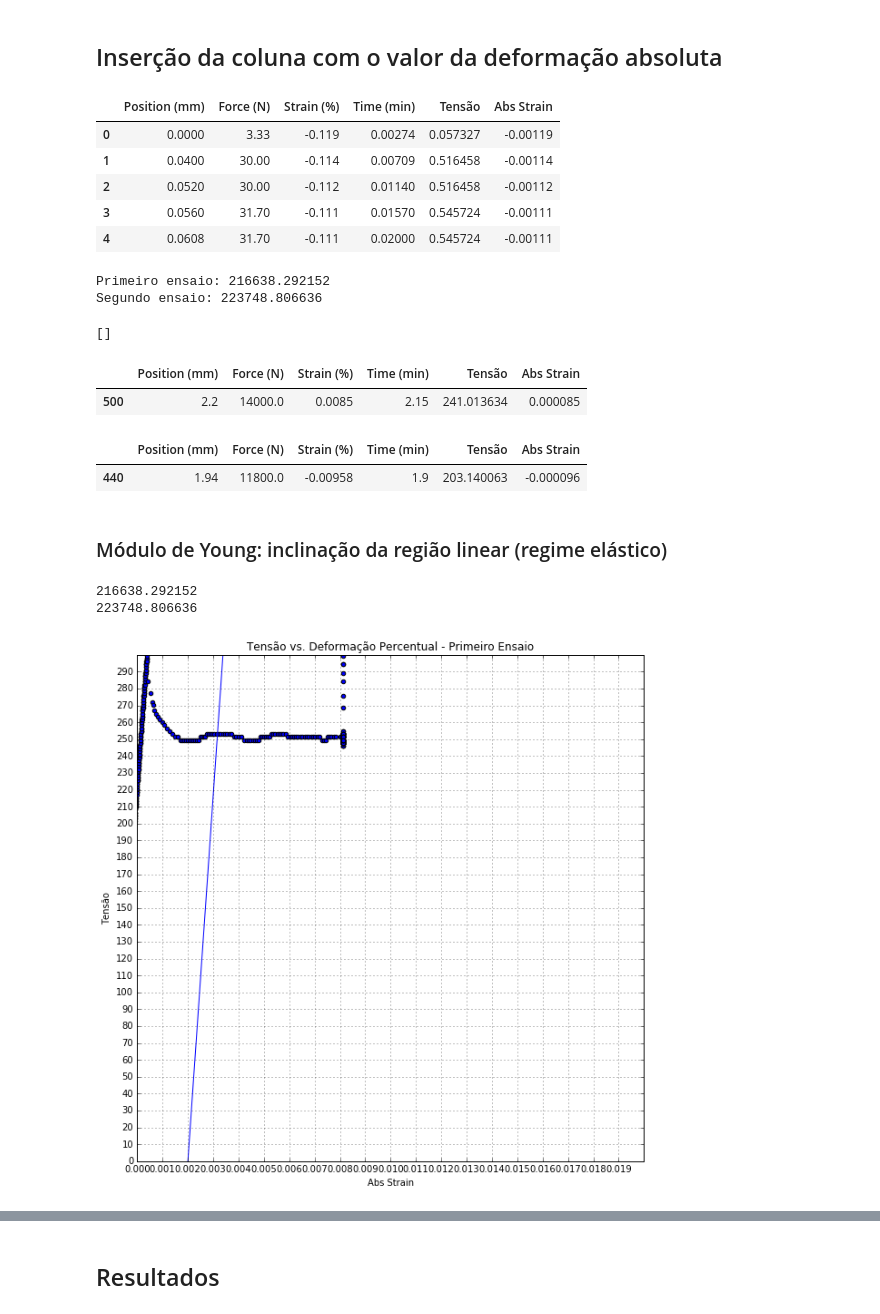
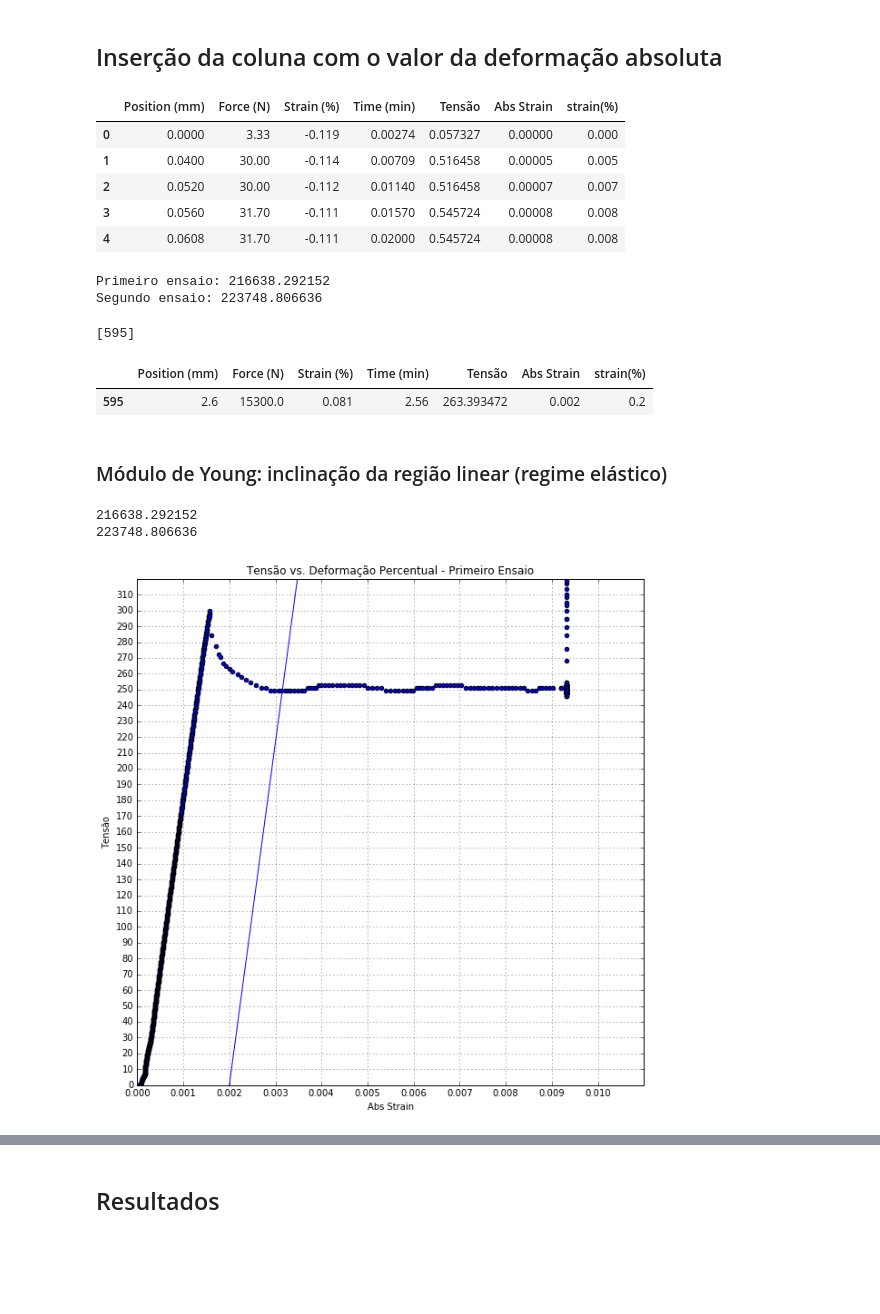
Before and after one commit to alcapriles/desconstruindoamateria, a Jupyter notebook: relatorio2.ipynb, the cells around one changed output, grey strips where cells are left out. Cells and saved outputs as stored; diff of their text form; code cells hidden in the pictures; blank space fills up the shorter version.

```diff
--- a/relatorio2.ipynb
+++ b/relatorio2.ipynb
@@ -20,21 +33,22 @@ area = 58.088
 ## Inserção da coluna com o valor da tensão (MPa):
 # %%
 ensaio1.insert(4,'Tensão',ensaio1["Force (N)"]/area)
+ensaio1.insert(5, 'strain(%)', ensaio1['Strain (%)'] - ensaio1['Strain (%)'][0])
 ensaio2.insert(4,'Tensão',ensaio2["Force (N)"]/area)
 # %% [markdown]
 ## Inserção da coluna com o valor da deformação absoluta
 # %%
-ensaio1.insert(5, 'Abs Strain', ensaio1['Strain (%)']/100)
+ensaio1.insert(5, 'Abs Strain', ensaio1['strain(%)']/100)
 ensaio2.insert(5, 'Abs Strain', ensaio2['Strain (%)']/100)
 # %%
 ensaio1.head()
 # %% [output]
-|  | Position (mm) | Force (N) | Strain (%) | Time (min) | Tensão | Abs Strain |
-| 0 | 0.0000 | 3.33 | -0.119 | 0.00274 | 0.057327 | -0.00119 |
-| 1 | 0.0400 | 30.00 | -0.114 | 0.00709 | 0.516458 | -0.00114 |
-| 2 | 0.0520 | 30.00 | -0.112 | 0.01140 | 0.516458 | -0.00112 |
-| 3 | 0.0560 | 31.70 | -0.111 | 0.01570 | 0.545724 | -0.00111 |
-| 4 | 0.0608 | 31.70 | -0.111 | 0.02000 | 0.545724 | -0.00111 |
+|  | Position (mm) | Force (N) | Strain (%) | Time (min) | Tensão | Abs Strain | strain(%) |
+| 0 | 0.0000 | 3.33 | -0.119 | 0.00274 | 0.057327 | 0.00000 | 0.000 |
+| 1 | 0.0400 | 30.00 | -0.114 | 0.00709 | 0.516458 | 0.00005 | 0.005 |
+| 2 | 0.0520 | 30.00 | -0.112 | 0.01140 | 0.516458 | 0.00007 | 0.007 |
+| 3 | 0.0560 | 31.70 | -0.111 | 0.01570 | 0.545724 | 0.00008 | 0.008 |
+| 4 | 0.0608 | 31.70 | -0.111 | 0.02000 | 0.545724 | 0.00008 | 0.008 |
 # %%
 regiao_linear_y1 = [ensaio1['Tensão'][i] for i in range(100,500)]
 regiao_linear_x1 = [ensaio1['Abs Strain'][i] for i in range(100,500)]
@@ -54,46 +68,40 @@ Segundo ensaio: 223748.806636
 ensaio1[ensaio1['Abs Strain'] == 0.002].index.tolist()
 #encontrando em que linha está o valor de deformação de 0,2%
 # %% [output]
-[]
+[595]
-# %%
-ensaio1[500:501]
-# %% [output]
-|  | Position (mm) | Force (N) | Strain (%) | Time (min) | Tensão | Abs Strain |
-| 500 | 2.2 | 14000.0 | 0.0085 | 2.15 | 241.013634 | 0.000085 |
-# %%
-ensaio1[440:441]
-#conferindo
-# %% [output]
-|  | Position (mm) | Force (N) | Strain (%) | Time (min) | Tensão | Abs Strain |
-| 440 | 1.94 | 11800.0 | -0.00958 | 1.9 | 203.140063 | -0.000096 |
+# %%
+ensaio1[595:596]
+# %% [output]
+|  | Position (mm) | Force (N) | Strain (%) | Time (min) | Tensão | Abs Strain | strain(%) |
+| 595 | 2.6 | 15300.0 | 0.081 | 2.56 | 263.393472 | 0.002 | 0.2 |
 # %% [markdown]
 ### Módulo de Young: inclinação da região linear (regime elástico)
 # %%
 ensaio1.plot(kind='scatter', x='Abs Strain', y='Tensão', figsize=(10,10))
-plt.axis([0,0.02,0,300])
+plt.axis([0,0.0110,0,320])
 plt.title('Tensão vs. Deformação Percentual - Primeiro Ensaio')
-plt.xticks(np.arange(0, 0.02, 0.001))
-plt.yticks(np.arange(0, 300, 10))
+plt.xticks(np.arange(0, 0.0110, 0.001))
+plt.yticks(np.arange(0, 320, 10))
 plt.grid()
 
 x_min1, x_max1 = 0.002,0.008
 y_min1, y_max1 = 0, slope1*(x_max1-x_min1)
 plt.plot([x_min1, x_max1], [y_min1, y_max1])
 
 regiao_linear_y1 = [ensaio1['Tensão'][i] for i in range(100,500)]
 regiao_linear_x1 = [ensaio1['Abs Strain'][i] for i in range(100,500)]
 
 slope1, intercept = np.polyfit(regiao_linear_x1, regiao_linear_y1, 1)
 print(slope1)
 
 regiao_linear_y2 = [ensaio2['Tensão'][i] for i in range(100,500)]
 regiao_linear_x2 = [ensaio2['Abs Strain'][i] for i in range(100,500)]
 
 slope2, intercept = np.polyfit(regiao_linear_x2, regiao_linear_y2, 1)
 print(slope2)
 # %% [output]
 216638.292152
 223748.806636
-[figure, old version]
+[figure, new version]
 # %%
 ensaio2.plot(kind='scatter', x='Abs Strain', y='Tensão', figsize=(10,10))
```
Also changed, not shown: parts of 14 cells of this notebook, 1 other file.
